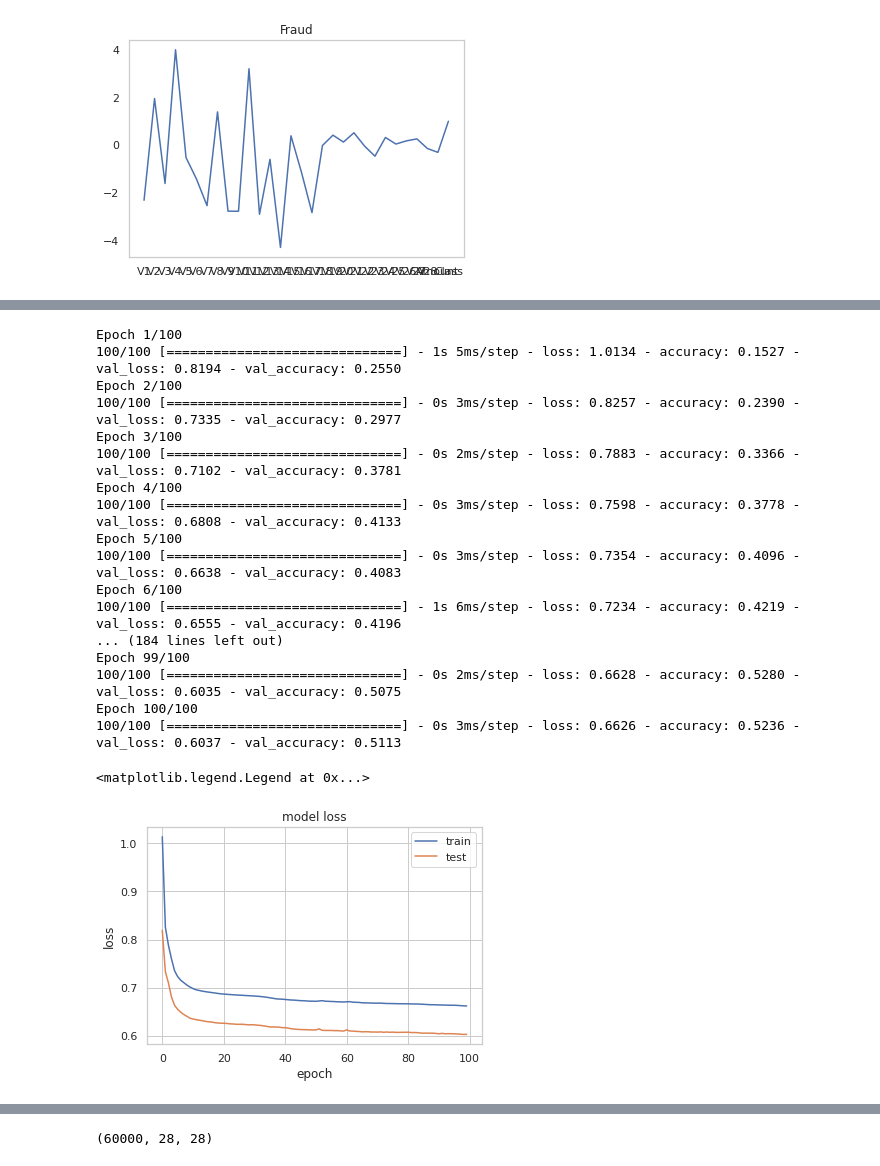
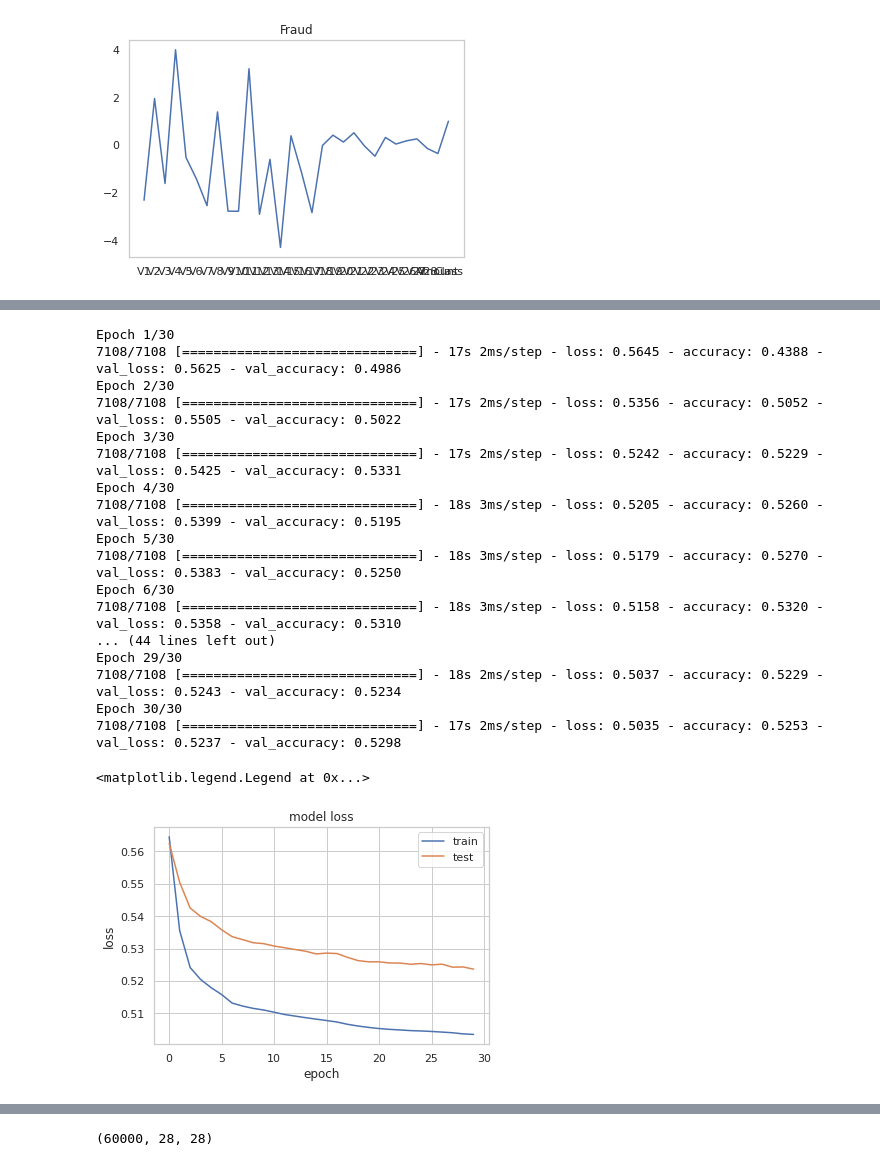
Before and after one commit to silviolima07/autoencoders, a Jupyter notebook: Autoencoder.ipynb, the cells around one changed output, grey strips where cells are left out. Cells and saved outputs as stored; diff of their text form; code cells hidden in the pictures.

```diff
--- a/Autoencoder.ipynb
+++ b/Autoencoder.ipynb
@@ -31,27 +217,34 @@ df_ecg.head()
 %matplotlib inline
 sns.set(style='whitegrid')
 
-#Read data and do some preprocessing
-df = pd.read_csv("creditcard.csv")
+# Dados de uma competição do Kaggle
+# https://www.kaggle.com/datasets/mlg-ulb/creditcardfraud
+df = pd.read_csv("/content/drive/MyDrive/Colab Notebooks/dataset/creditcard.csv")
 
-#Time does not help. Delete it
+# Coluna que será excluída pois não será considerada.
 df = df.drop(['Time'], axis=1)
 
-#Scale Amount only. All other variables are PCA components
+# Foi aplicada a redução de dimensionalidade com PCA, a maiorias das colunas são componentes
+# A coluna Amount será normalizada.
 df['Amount'] = StandardScaler().fit_transform(df['Amount'].values.reshape(-1, 1))
 
-#Split in train and test (train contains only 'normal' transactions)
+# Divisão em operações classificadas como fraude e normal.
 df_fraud = df[df['Class']==1]
 df_normal = df[df['Class']==0]
-df_normal = df_normal.sample(frac = 1.0).reset_index(drop = True) #Just shuffling
-df_normal_1 = df_normal.iloc[:int(df_normal.shape[0]*0.8),:] #80% of normal data for training
-df_normal_2 = df_normal.iloc[int(df_normal.shape[0]*0.8):,:] #20% of normal data to merge with fraudulent (test set)
+df_normal = df_normal.sample(frac = 1.0).reset_index(drop = True)
 
-X_test = pd.concat([df_fraud,df_normal_2], axis = 0)
-X_test = X_test.sample(frac = 1.0).reset_index(drop = True) #Just shuffling
+# df_normal_treino terá 80% do conjunto de dados classificado como normal
+# df_normal_teste terá 20%.
+df_normal_treino= df_normal.iloc[:int(df_normal.shape[0]*0.8),:]
+df_normal_teste = df_normal.iloc[int(df_normal.shape[0]*0.8):,:]
 
-#Separate in input and target variables
-X_train = df_normal_1[df_normal_1['Class'] == 0]
+# Para tornar o conjunto mais proximo da realidade, um conjunto de teste será gerado com dados de fraude e dados normal.
+X_test = pd.concat([df_fraud,df_normal_teste], axis = 0)
+X_test = X_test.sample(frac = 1.0).reset_index(drop = True)
+
+
+# Treino e teste
+X_train = df_normal_treino[df_normal_treino['Class'] == 0]
 X_train = X_train.drop(['Class'], axis=1)
 
 y_test = X_test['Class']
@@ -124,7 +319,7 @@ model.add(Dense(14, activation="relu"))
 model.add(Dense(7, activation="relu"))
 model.add(Dense(14, activation="relu"))
 model.add(Dense(input_dim, activation="sigmoid"))
-model.compile(optimizer='adam', loss='mean_squared_error', metrics=['accuracy'])
+model.compile(optimizer='adam', loss='mae', metrics=['accuracy'])
 
 #Check the architecture of the autoencoder
 model.summary()
@@ -151,42 +351,42 @@ _________________________________________________________________
 # %%
 #Fit the autoencoder and check loss for train and test
 checkpointer = ModelCheckpoint(filepath="nae.h5", verbose=0, save_best_only=True)
 
 #Save history to plot learning curves
-history = model.fit(X_train, X_train,
-epochs=100,
+history = model.fit(X_train, X_train, # Dados de operações normal
+epochs=30,
 batch_size=32,
 shuffle=True,
-validation_data=(X_test, X_test),
+validation_data=(X_test, X_test), # Dados de operações com fraude e normal
 verbose=1,
 callbacks=[checkpointer]).history
 
 autoencoder = load_model('nae.h5')
 
 #Plot losses
 plt.plot(history['loss'])
 plt.plot(history['val_loss'])
 plt.title('model loss')
 plt.ylabel('loss')
 plt.xlabel('epoch')
 plt.legend(['train', 'test'], loc='upper right')
 # %% [output]
-Epoch 1/100
-100/100 [==============================] - 1s 5ms/step - loss: 1.0134 - accuracy: 0.1527 - val_loss: 0.8194 - val_accuracy: 0.2550
-Epoch 2/100
-100/100 [==============================] - 0s 3ms/step - loss: 0.8257 - accuracy: 0.2390 - val_loss: 0.7335 - val_accuracy: 0.2977
-Epoch 3/100
-100/100 [==============================] - 0s 2ms/step - loss: 0.7883 - accuracy: 0.3366 - val_loss: 0.7102 - val_accuracy: 0.3781
-Epoch 4/100
-100/100 [==============================] - 0s 3ms/step - loss: 0.7598 - accuracy: 0.3778 - val_loss: 0.6808 - val_accuracy: 0.4133
-Epoch 5/100
-100/100 [==============================] - 0s 3ms/step - loss: 0.7354 - accuracy: 0.4096 - val_loss: 0.6638 - val_accuracy: 0.4083
-Epoch 6/100
-100/100 [==============================] - 1s 6ms/step - loss: 0.7234 - accuracy: 0.4219 - val_loss: 0.6555 - val_accuracy: 0.4196
-... (184 lines left out)
-Epoch 99/100
-100/100 [==============================] - 0s 2ms/step - loss: 0.6628 - accuracy: 0.5280 - val_loss: 0.6035 - val_accuracy: 0.5075
-Epoch 100/100
-100/100 [==============================] - 0s 3ms/step - loss: 0.6626 - accuracy: 0.5236 - val_loss: 0.6037 - val_accuracy: 0.5113
+Epoch 1/30
+7108/7108 [==============================] - 17s 2ms/step - loss: 0.5645 - accuracy: 0.4388 - val_loss: 0.5625 - val_accuracy: 0.4986
+Epoch 2/30
+7108/7108 [==============================] - 17s 2ms/step - loss: 0.5356 - accuracy: 0.5052 - val_loss: 0.5505 - val_accuracy: 0.5022
+Epoch 3/30
+7108/7108 [==============================] - 17s 2ms/step - loss: 0.5242 - accuracy: 0.5229 - val_loss: 0.5425 - val_accuracy: 0.5331
+Epoch 4/30
+7108/7108 [==============================] - 18s 3ms/step - loss: 0.5205 - accuracy: 0.5260 - val_loss: 0.5399 - val_accuracy: 0.5195
+Epoch 5/30
+7108/7108 [==============================] - 18s 3ms/step - loss: 0.5179 - accuracy: 0.5270 - val_loss: 0.5383 - val_accuracy: 0.5250
+Epoch 6/30
+7108/7108 [==============================] - 18s 3ms/step - loss: 0.5158 - accuracy: 0.5320 - val_loss: 0.5358 - val_accuracy: 0.5310
+... (44 lines left out)
+Epoch 29/30
+7108/7108 [==============================] - 18s 2ms/step - loss: 0.5037 - accuracy: 0.5229 - val_loss: 0.5243 - val_accuracy: 0.5234
+Epoch 30/30
+7108/7108 [==============================] - 17s 2ms/step - loss: 0.5035 - accuracy: 0.5253 - val_loss: 0.5237 - val_accuracy: 0.5298
 <matplotlib.legend.Legend at 0x...>
-[figure, old version]
+[figure, new version]
```
Also changed, not shown: parts of 80 cells of this notebook.
